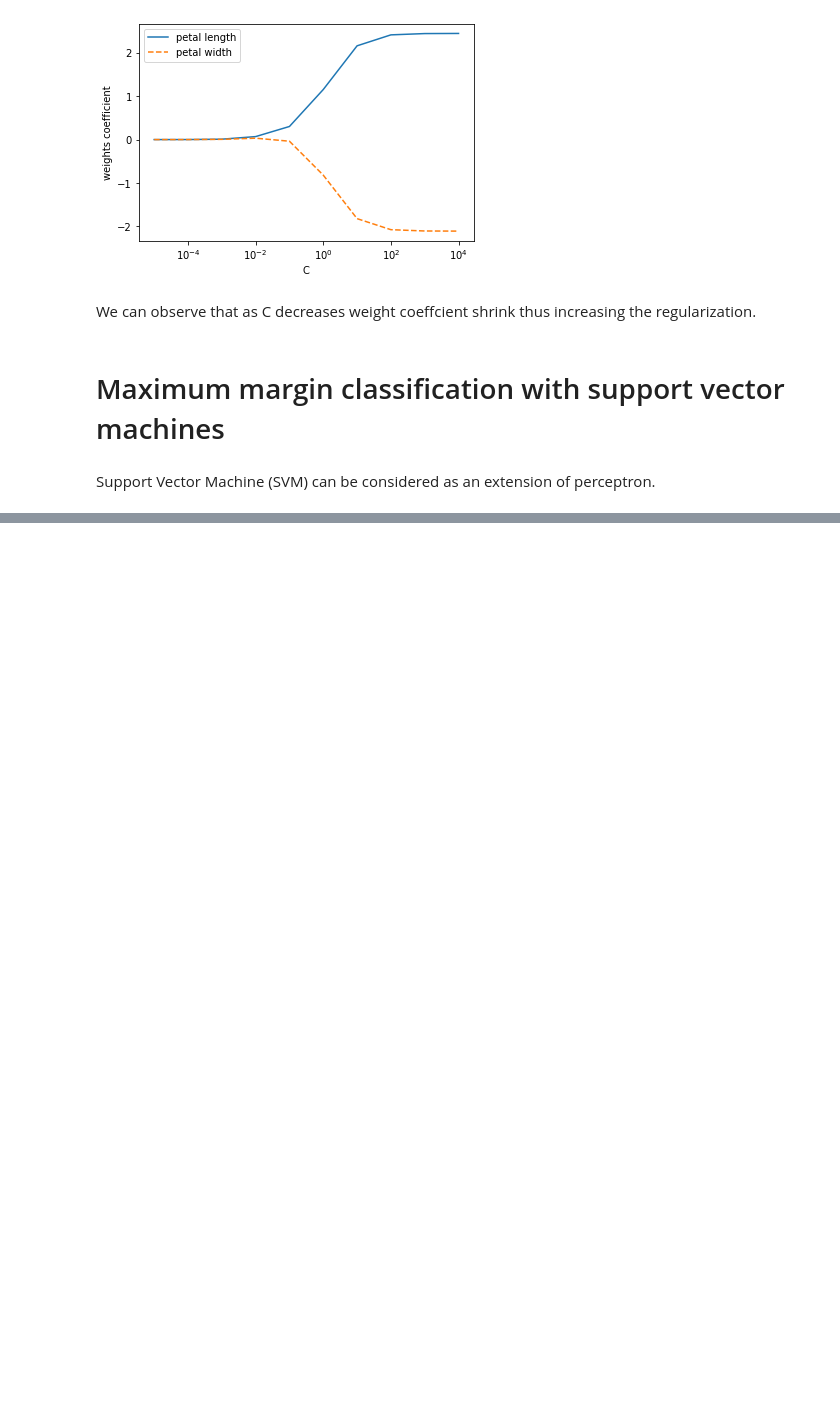
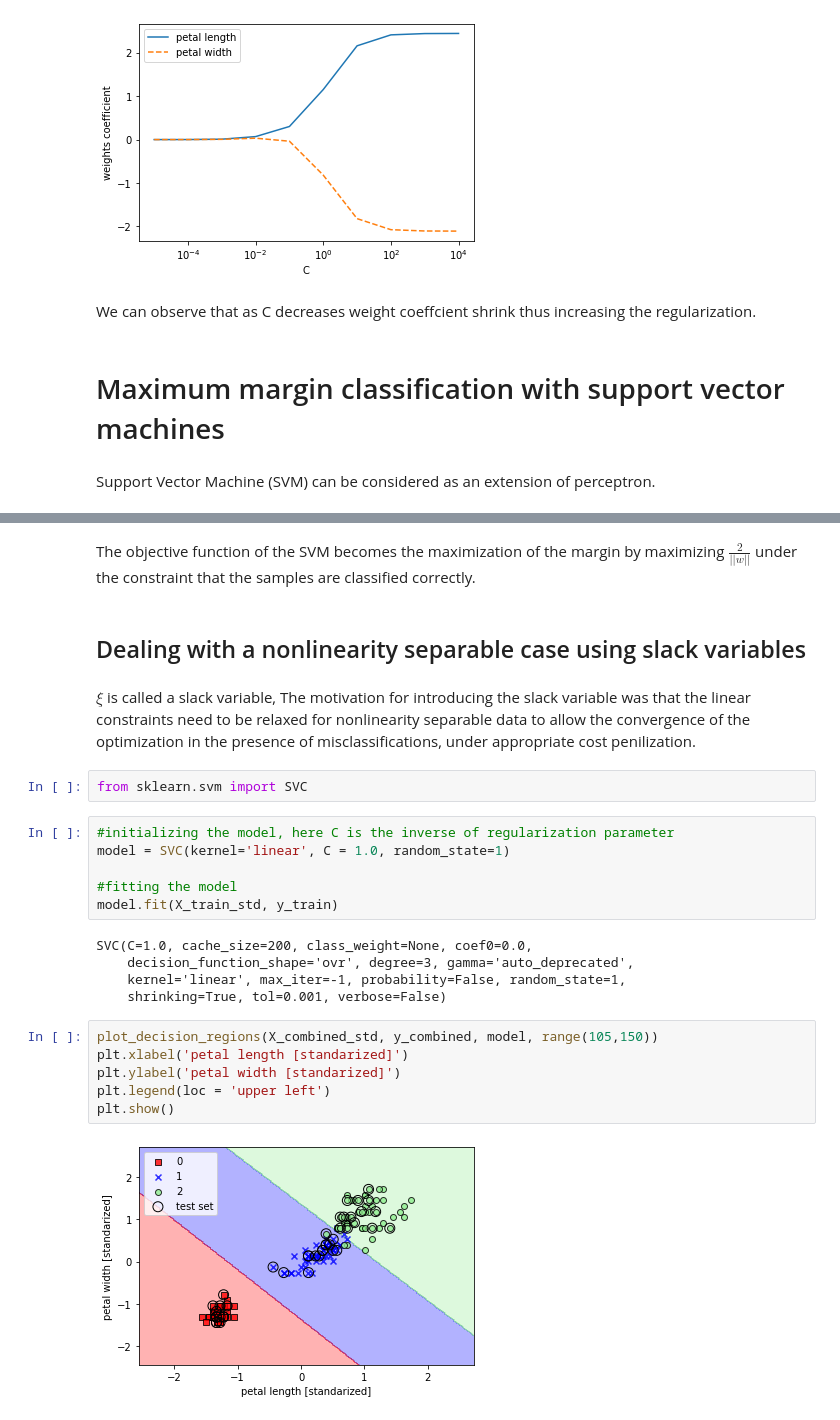
Before and after one commit to rishav-ish/MachineLearning, a Jupyter notebook: Chapter 3.ipynb, the cells around one changed output, grey strips where cells are left out. Drawn from its saved outputs; the diff is of its cells as text; blank space fills up the shorter version.

```diff
--- a/Chapter 3.ipynb
+++ b/Chapter 3.ipynb
@@ -344,0 +353,27 @@ Support Vector Machine (SVM) can be considered as an extension of perceptron.
+# %% [markdown]
+The objective function of the SVM becomes the maximization of the margin by maximizing $ \frac {2} {||w||} $ under the constraint that the samples are classified correctly.
+# %% [markdown]
+## Dealing with a nonlinearity separable case using slack variables
+# %% [markdown]
+$ \xi $ is called a slack variable, The motivation for introducing the slack variable was that the linear constraints need to be relaxed for nonlinearity separable data to allow the convergence of the optimization in the presence of misclassifications, under appropriate cost penilization.
+# %%
+from sklearn.svm import SVC
+# %%
+#initializing the model, here C is the inverse of regularization parameter
+model = SVC(kernel='linear', C = 1.0, random_state=1)
+
+#fitting the model
+model.fit(X_train_std, y_train)
+# %% [output]
+SVC(C=1.0, cache_size=200, class_weight=None, coef0=0.0,
+    decision_function_shape='ovr', degree=3, gamma='auto_deprecated',
+    kernel='linear', max_iter=-1, probability=False, random_state=1,
+    shrinking=True, tol=0.001, verbose=False)
+# %%
+plot_decision_regions(X_combined_std, y_combined, model, range(105,150))
+plt.xlabel('petal length [standarized]')
+plt.ylabel('petal width [standarized]')
+plt.legend(loc = 'upper left')
+plt.show()
+# %% [output]
+[figure, added]
```
Also changed, not shown: parts of 42 cells of this notebook, 1 other file.
